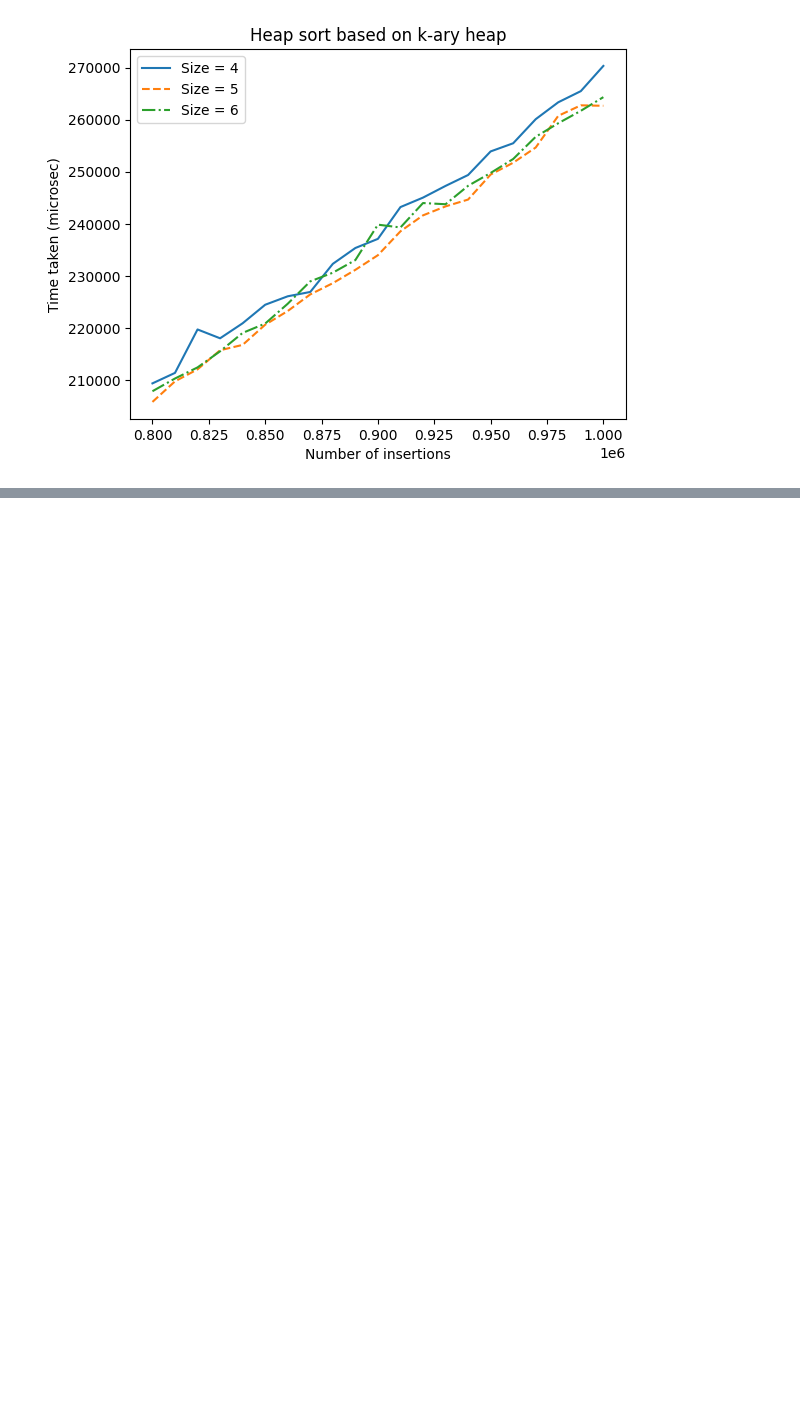
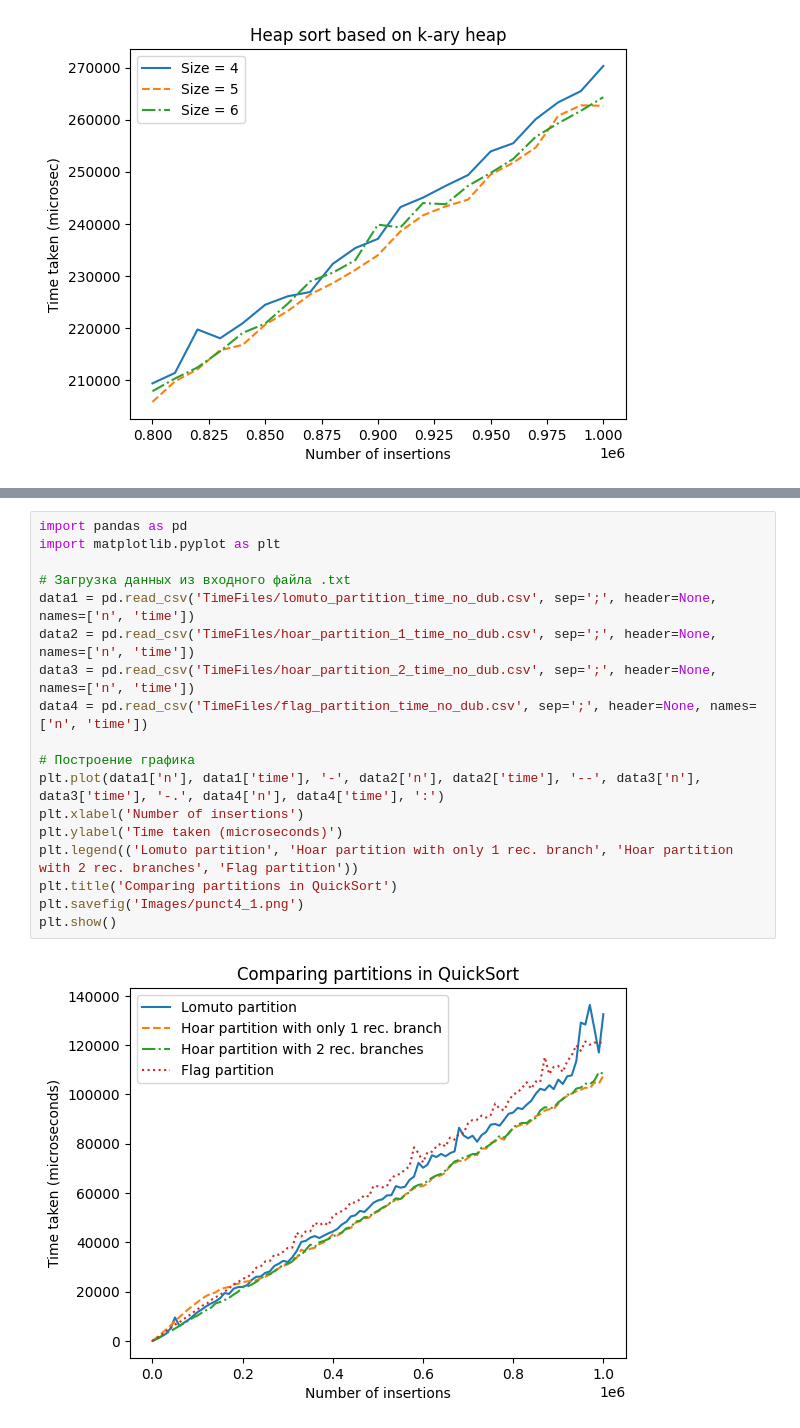
Before and after one commit to Ch1n-ch1nless/MiptLabs, a Jupyter notebook: Laba3/NotebookForGraphics.ipynb, the cells around one changed output, grey strips where cells are left out. Cells and saved outputs as stored; diff of their text form; blank space fills up the shorter version.

Commit message:
Add punct4

```diff
--- a/Laba3/NotebookForGraphics.ipynb
+++ b/Laba3/NotebookForGraphics.ipynb
@@ -97,0 +98,20 @@ plt.show()
+# %%
+import pandas as pd
+import matplotlib.pyplot as plt
+
+# Загрузка данных из входного файла .txt
+data1 = pd.read_csv('TimeFiles/lomuto_partition_time_no_dub.csv', sep=';', header=None, names=['n', 'time'])
+data2 = pd.read_csv('TimeFiles/hoar_partition_1_time_no_dub.csv', sep=';', header=None, names=['n', 'time'])
+data3 = pd.read_csv('TimeFiles/hoar_partition_2_time_no_dub.csv', sep=';', header=None, names=['n', 'time'])
+data4 = pd.read_csv('TimeFiles/flag_partition_time_no_dub.csv', sep=';', header=None, names=['n', 'time'])
+
+# Построение графика
+plt.plot(data1['n'], data1['time'], '-', data2['n'], data2['time'], '--', data3['n'], data3['time'], '-.', data4['n'], data4['time'], ':')
+plt.xlabel('Number of insertions')
+plt.ylabel('Time taken (microseconds)')
+plt.legend(('Lomuto partition', 'Hoar partition with only 1 rec. branch', 'Hoar partition with 2 rec. branches', 'Flag partition'))
+plt.title('Comparing partitions in QuickSort')
+plt.savefig('Images/punct4_1.png')
+plt.show()
+# %% [output]
+[figure, added]
```
Also changed, not shown: parts of 2 cells of this notebook, 7 other files.
